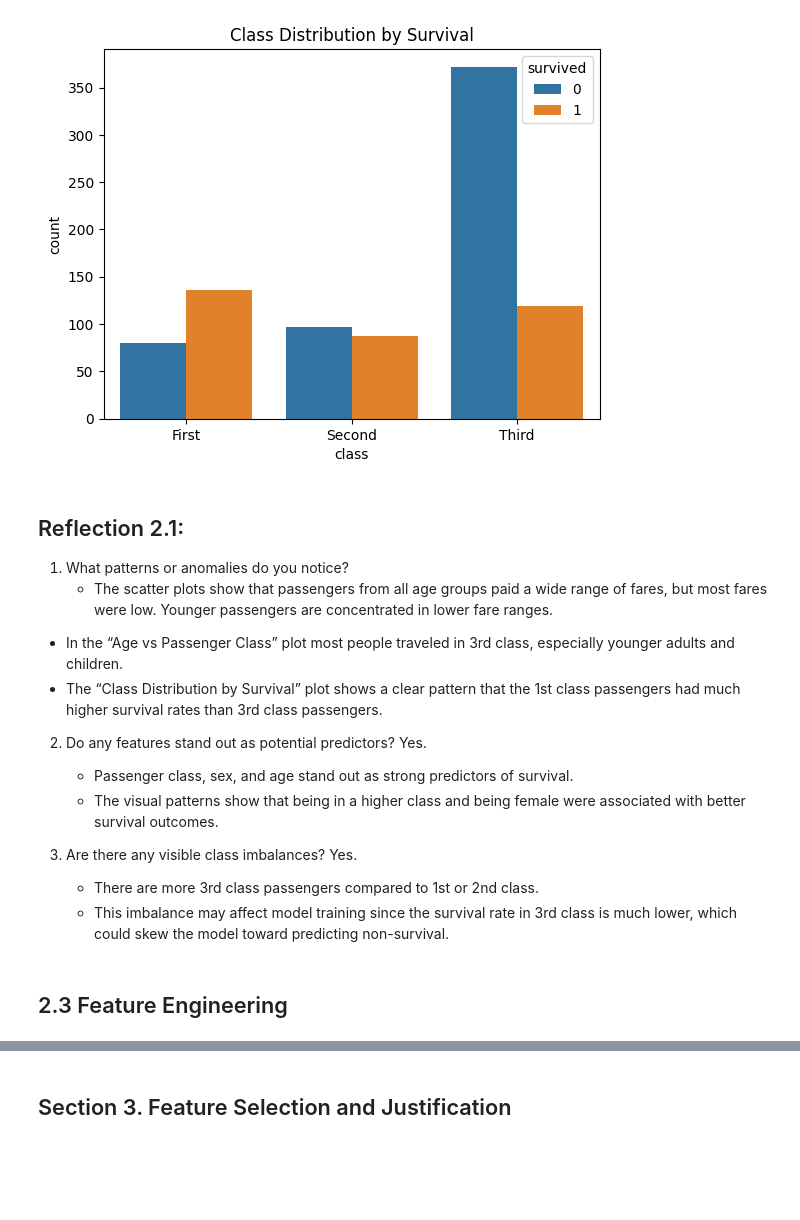
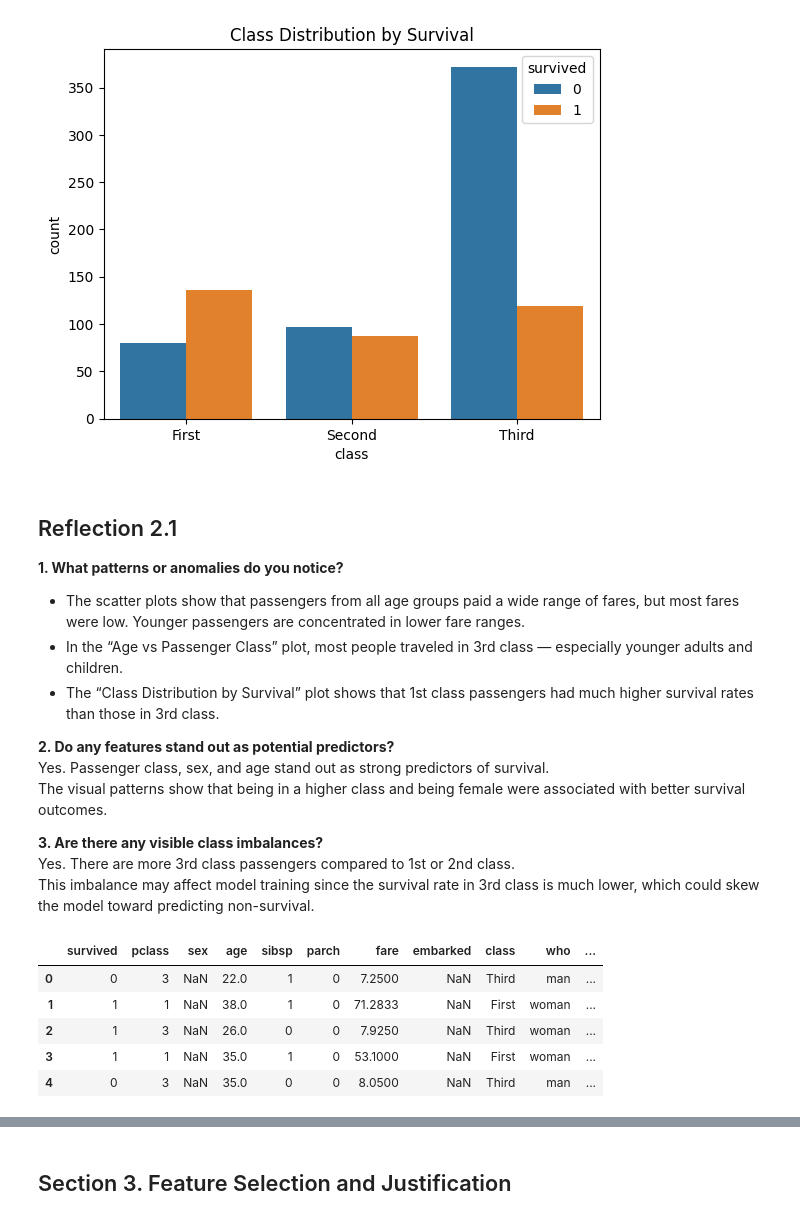
Before and after one commit to ssowers2/applied-ml-sowers, a Jupyter notebook: notebooks/project02/ml02_sowers.ipynb, the cells around one changed output, grey strips where cells are left out. Saved outputs shown, nothing was run; the diff lists cells and outputs as text; code cells hidden in the pictures; blank space fills up the shorter version.

```diff
--- a/notebooks/project02/ml02_sowers.ipynb
+++ b/notebooks/project02/ml02_sowers.ipynb
@@ -206,19 +224,37 @@ plt.show()
 # %% [output]
 [figure]
 # %% [markdown]
-## Reflection 2.1:
+## Reflection 2.1
 
-1. What patterns or anomalies do you notice?
-   - The scatter plots show that passengers from all age groups paid a wide range of fares, but most fares were low. Younger passengers are concentrated in lower fare ranges.
-  - In the “Age vs Passenger Class” plot most people traveled in 3rd class, especially younger adults and children.
-  - The “Class Distribution by Survival” plot shows a clear pattern that the 1st class passengers had much higher survival rates than 3rd class passengers.
+**1. What patterns or anomalies do you notice?**
+- The scatter plots show that passengers from all age groups paid a wide range of fares, but most fares were low. Younger passengers are concentrated in lower fare ranges.
+- In the “Age vs Passenger Class” plot, most people traveled in 3rd class — especially younger adults and children.
+- The “Class Distribution by Survival” plot shows that 1st class passengers had much higher survival rates than those in 3rd class.
 
-2. Do any features stand out as potential predictors? Yes.
-   - Passenger class, sex, and age stand out as strong predictors of survival.
-   - The visual patterns show that being in a higher class and being female were associated with better survival outcomes.
+**2. Do any features stand out as potential predictors?**
+Yes. Passenger class, sex, and age stand out as strong predictors of survival.
+The visual patterns show that being in a higher class and being female were associated with better survival outcomes.
 
-3. Are there any visible class imbalances? Yes.
-   - There are more 3rd class passengers compared to 1st or 2nd class.
-   - This imbalance may affect model training since the survival rate in 3rd class is much lower, which could skew the model toward predicting non-survival.
+**3. Are there any visible class imbalances?**
+Yes. There are more 3rd class passengers compared to 1st or 2nd class.
+This imbalance may affect model training since the survival rate in 3rd class is much lower, which could skew the model toward predicting non-survival.
-# %% [markdown]
-## 2.3 Feature Engineering
+# %%
+# Creating / modifying columns in the DataFrame. When ran in this cell work happens behind the scenes.
+# Create a new feature: Family size
+titanic['family_size'] = titanic['sibsp'] + titanic['parch'] + 1
+
+#Convert categorical data to numeric:
+titanic['sex'] = titanic['sex'].map({'male': 0, 'female': 1})
+titanic['embarked'] = titanic['embarked'].map({'C': 0, 'Q': 1, 'S': 2})
+
+#Create a binary feature for 'alone':
+titanic['alone'] = titanic['alone'].astype(int)
+
+titanic.head()
+# %% [output]
+|  | survived | pclass | sex | age | sibsp | parch | fare | embarked | class | who | ... |
+| 0 | 0 | 3 | NaN | 22.0 | 1 | 0 | 7.2500 | NaN | Third | man | ... |
+| 1 | 1 | 1 | NaN | 38.0 | 1 | 0 | 71.2833 | NaN | First | woman | ... |
+| 2 | 1 | 3 | NaN | 26.0 | 0 | 0 | 7.9250 | NaN | Third | woman | ... |
+| 3 | 1 | 1 | NaN | 35.0 | 1 | 0 | 53.1000 | NaN | First | woman | ... |
+| 4 | 0 | 3 | NaN | 35.0 | 0 | 0 | 8.0500 | NaN | Third | man | ... |
```
Also changed, not shown: parts of 18 cells of this notebook.
